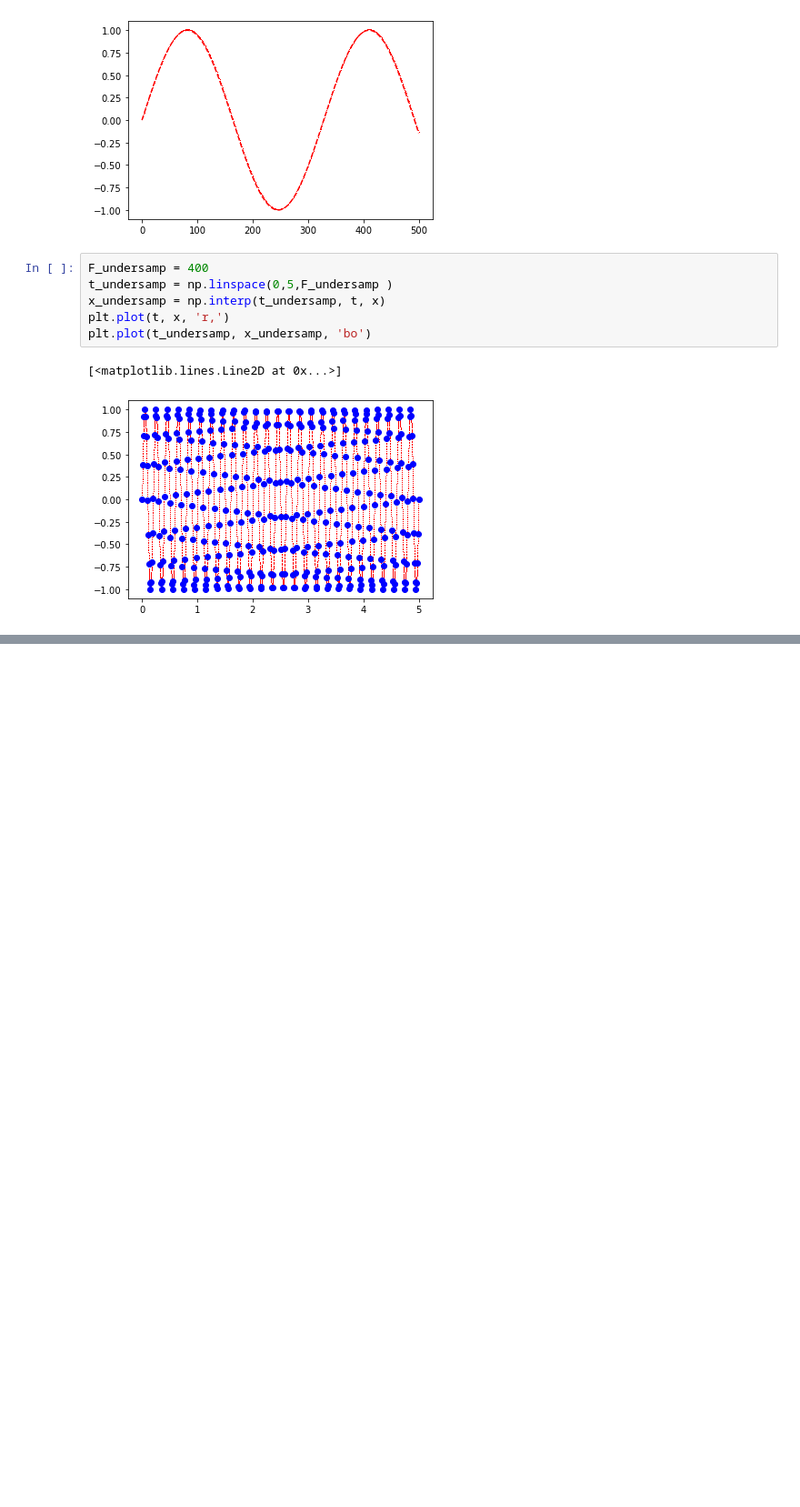
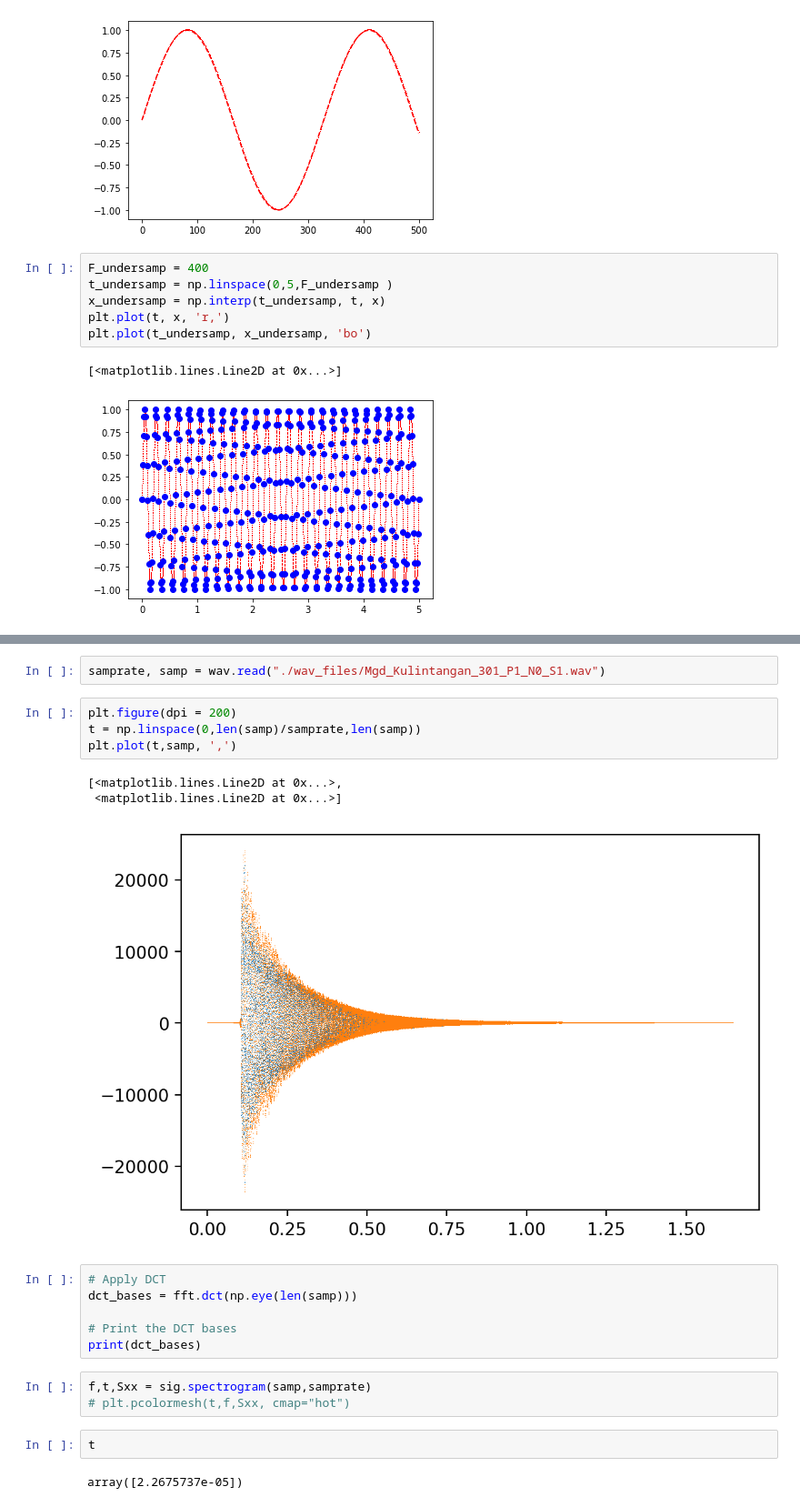
Before and after one commit to reneprincipejr/Physics-305, a Jupyter notebook: Activity 3 - Compressive Sensing/Activity 3 - Compressive Sensing.ipynb, the cells around one changed output, grey strips where cells are left out. Shown at 91% size. Drawn from its saved outputs; the diff is of its cells as text; blank space fills up the shorter version.

```diff
--- a/Activity 3 - Compressive Sensing/Activity 3 - Compressive Sensing.ipynb
+++ b/Activity 3 - Compressive Sensing/Activity 3 - Compressive Sensing.ipynb
@@ -73,0 +42,23 @@ array([0.00000000e+00, 1.23303346e-06, 2.46606692e-06, 3.69910038e-06,
+# %%
+samprate, samp = wav.read("./wav_files/Mgd_Kulintangan_301_P1_N0_S1.wav")
+# %%
+plt.figure(dpi = 200)
+t = np.linspace(0,len(samp)/samprate,len(samp))
+plt.plot(t,samp, ',')
+# %% [output]
+[<matplotlib.lines.Line2D at 0x...>,
+ <matplotlib.lines.Line2D at 0x...>]
+[figure, added]
+# %%
+# Apply DCT
+dct_bases = fft.dct(np.eye(len(samp)))
+
+# Print the DCT bases
+print(dct_bases)
+# %%
+f,t,Sxx = sig.spectrogram(samp,samprate)
+# plt.pcolormesh(t,f,Sxx, cmap="hot")
+# %%
+t
+# %% [output]
+array([2.2675737e-05])
```
Also changed, not shown: parts of 3 cells of this notebook, 47 other files.
